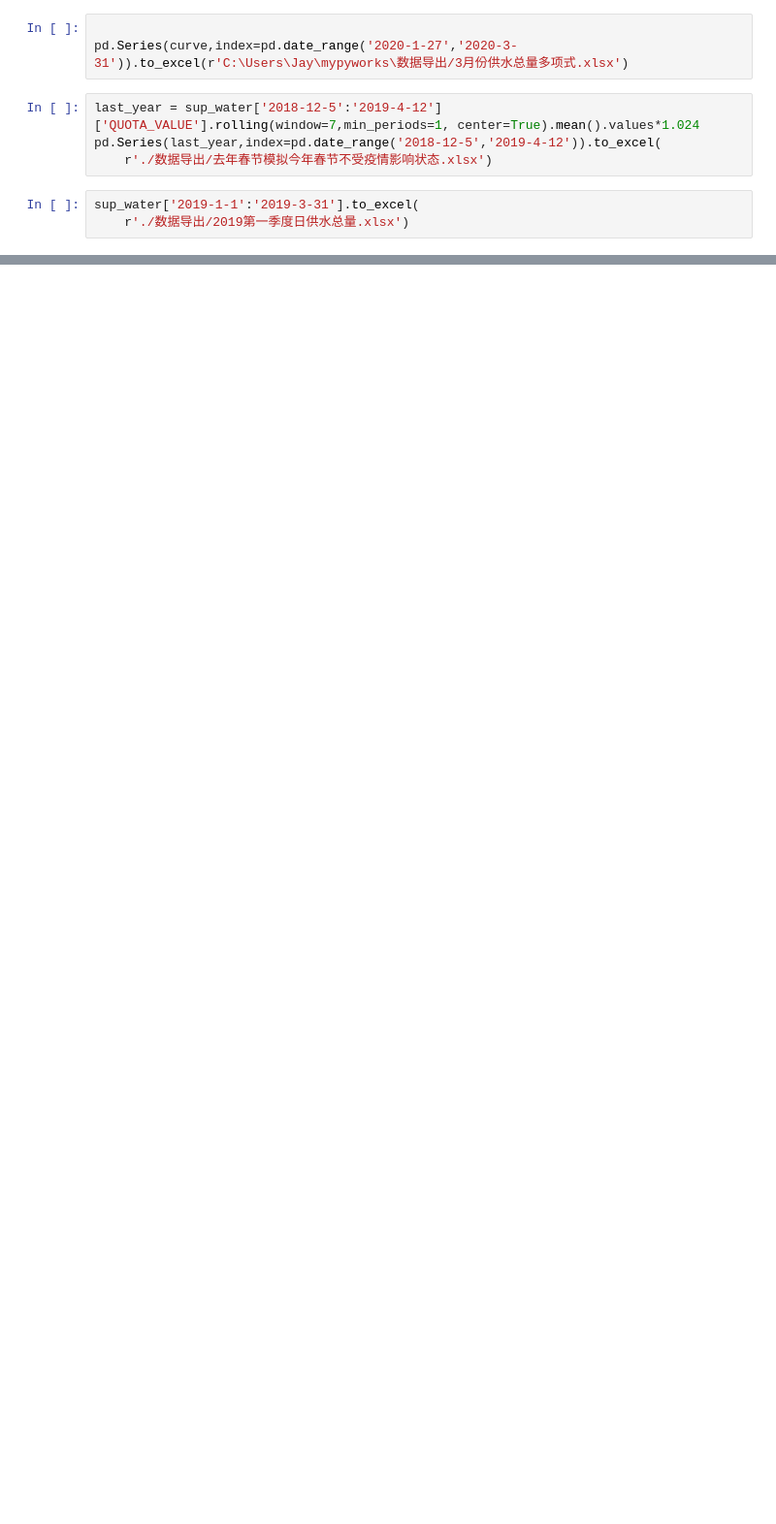
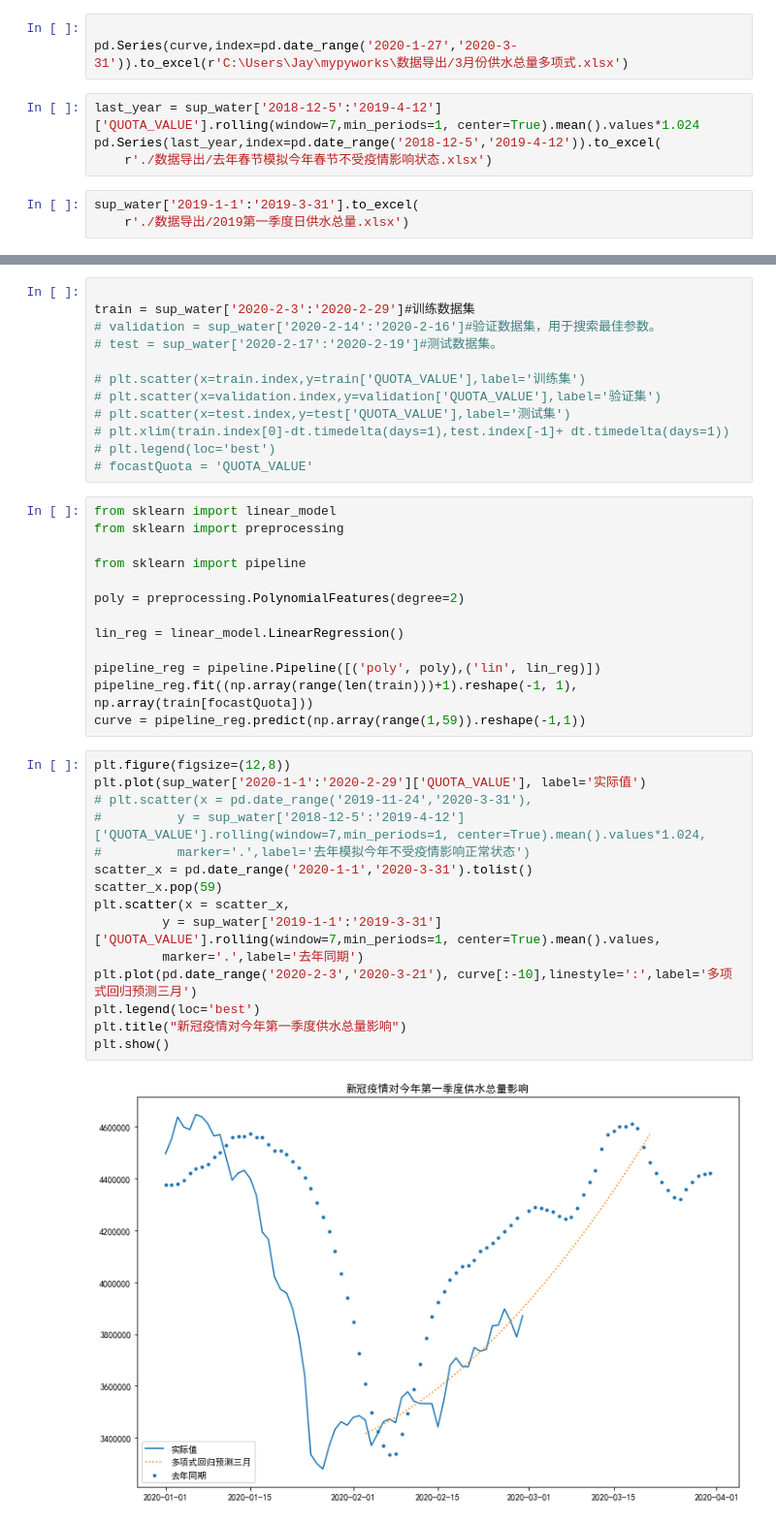
Before and after one commit to jayaston/mypyworks, a Jupyter notebook: 新冠疫情对于2020春节供水量影响预测_sarimax.ipynb, the cells around one changed output, grey strips where cells are left out. Shown at 97% size. Cells and saved outputs as stored; diff of their text form; blank space fills up the shorter version.

```diff
--- a/新冠疫情对于2020春节供水量影响预测_sarimax.ipynb
+++ b/新冠疫情对于2020春节供水量影响预测_sarimax.ipynb
@@ -305,0 +338,42 @@ sup_water['2019-1-1':'2019-3-31'].to_excel(
+# %%
+
+train = sup_water['2020-2-3':'2020-2-29']#训练数据集
+# validation = sup_water['2020-2-14':'2020-2-16']#验证数据集，用于搜索最佳参数。
+# test = sup_water['2020-2-17':'2020-2-19']#测试数据集。
+
+# plt.scatter(x=train.index,y=train['QUOTA_VALUE'],label='训练集')
+# plt.scatter(x=validation.index,y=validation['QUOTA_VALUE'],label='验证集')
+# plt.scatter(x=test.index,y=test['QUOTA_VALUE'],label='测试集')
+# plt.xlim(train.index[0]-dt.timedelta(days=1),test.index[-1]+ dt.timedelta(days=1))
+# plt.legend(loc='best')
+# focastQuota = 'QUOTA_VALUE'
+# %%
+from sklearn import linear_model
+from sklearn import preprocessing
+
+from sklearn import pipeline
+
+poly = preprocessing.PolynomialFeatures(degree=2)
+
+lin_reg = linear_model.LinearRegression()
+
+pipeline_reg = pipeline.Pipeline([('poly', poly),('lin', lin_reg)])
+pipeline_reg.fit((np.array(range(len(train)))+1).reshape(-1, 1), np.array(train[focastQuota]))
+curve = pipeline_reg.predict(np.array(range(1,59)).reshape(-1,1))
+# %%
+plt.figure(figsize=(12,8))
+plt.plot(sup_water['2020-1-1':'2020-2-29']['QUOTA_VALUE'], label='实际值')
+# plt.scatter(x = pd.date_range('2019-11-24','2020-3-31'),
+#          y = sup_water['2018-12-5':'2019-4-12']['QUOTA_VALUE'].rolling(window=7,min_periods=1, center=True).mean().values*1.024,
+#          marker='.',label='去年模拟今年不受疫情影响正常状态')
+scatter_x = pd.date_range('2020-1-1','2020-3-31').tolist()
+scatter_x.pop(59)
+plt.scatter(x = scatter_x,
+         y = sup_water['2019-1-1':'2019-3-31']['QUOTA_VALUE'].rolling(window=7,min_periods=1, center=True).mean().values,
+         marker='.',label='去年同期')
+plt.plot(pd.date_range('2020-2-3','2020-3-21'), curve[:-10],linestyle=':',label='多项式回归预测三月')
+plt.legend(loc='best')
+plt.title("新冠疫情对今年第一季度供水总量影响")
+plt.show()
+# %% [output]
+[figure, added]
```
Also changed, not shown: parts of 28 cells of this notebook, 5 other files.
